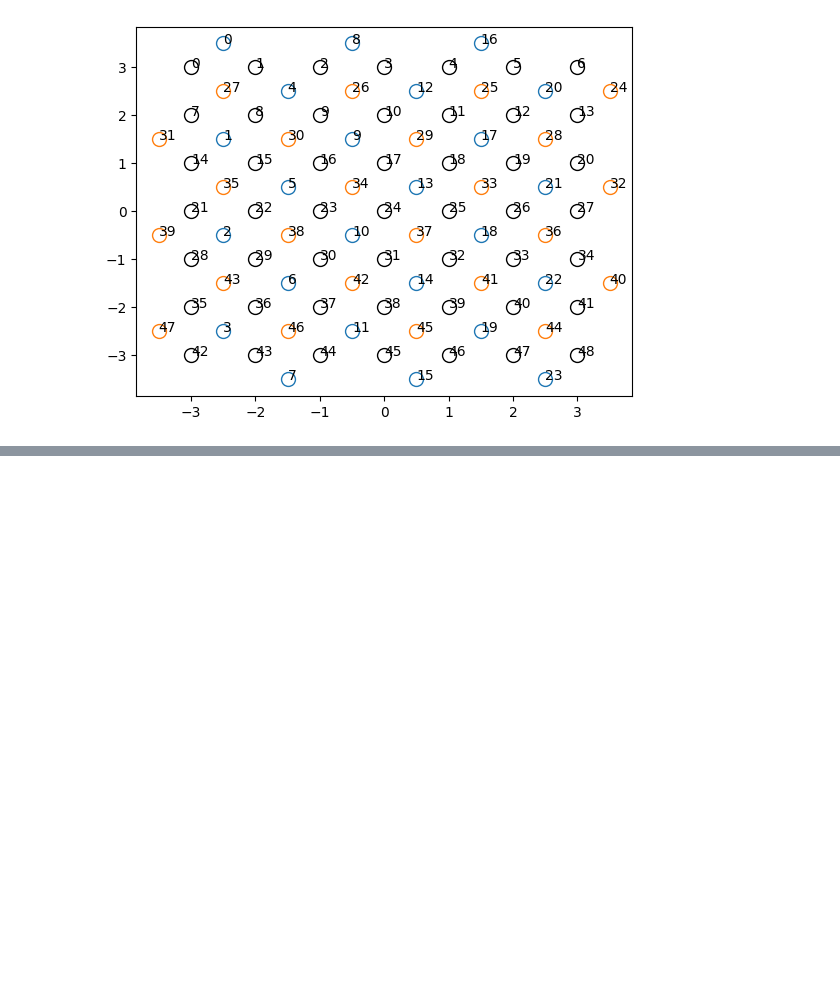
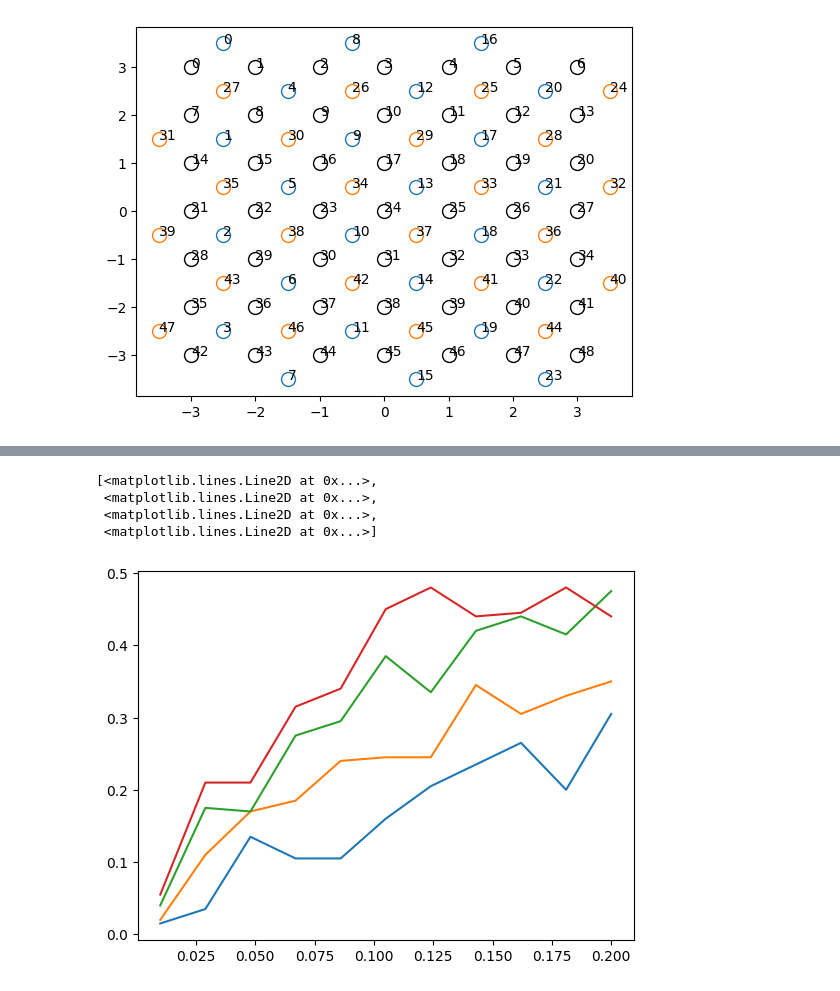
Before and after one commit to hassan-shap/MLqec, a Jupyter notebook: sc_simple_decoder.ipynb, the cells around one changed output, grey strips where cells are left out. Cells and saved outputs as stored; diff of their text form; code cells hidden in the pictures; blank space fills up the shorter version.

```diff
--- a/sc_simple_decoder.ipynb
+++ b/sc_simple_decoder.ipynb
@@ -255,0 +495,8 @@ for s in syndrome_z:
+# %%
+plt.plot(p_err_list, logical_err_list.mean(axis=(2,3)))
+# %% [output]
+[<matplotlib.lines.Line2D at 0x...>,
+ <matplotlib.lines.Line2D at 0x...>,
+ <matplotlib.lines.Line2D at 0x...>,
+ <matplotlib.lines.Line2D at 0x...>]
+[figure, added]
```
Also changed, not shown: parts of 10 cells of this notebook.
